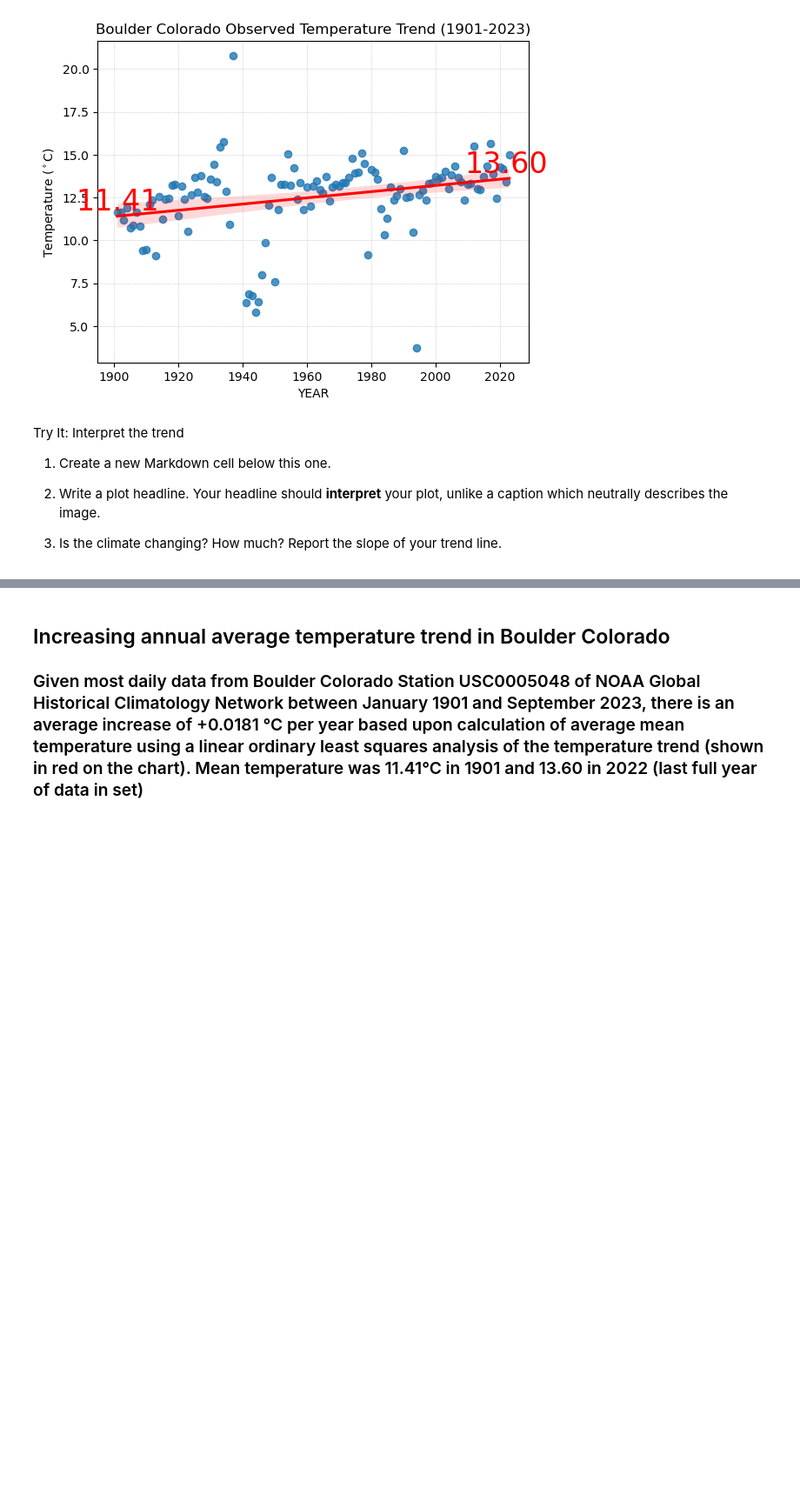
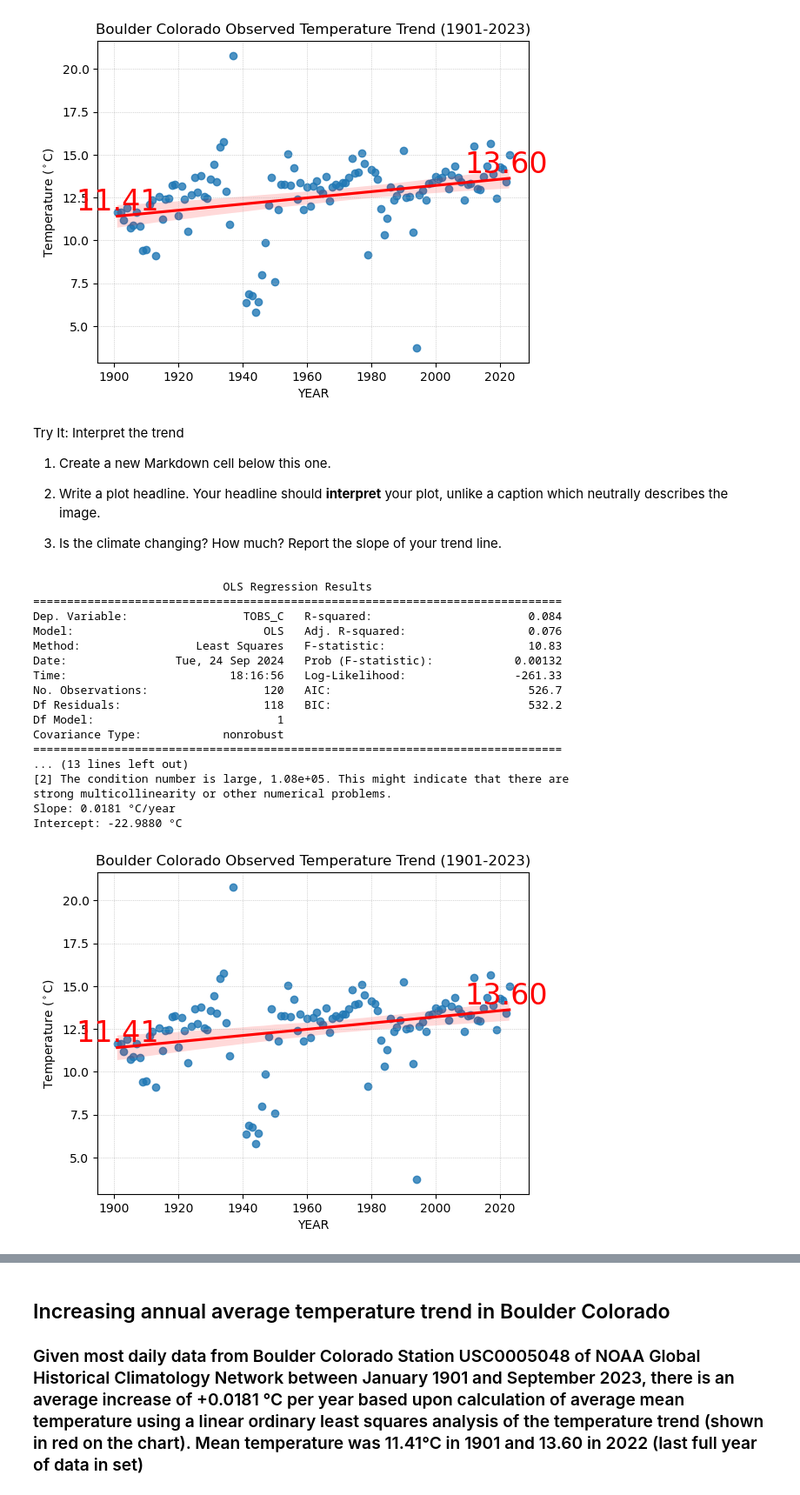
Before and after one commit to earthlab-education/climate-coding-challenge-gpb3037, a Jupyter notebook: Climate Coding Challenge, Part 5!.ipynb, the cells around one changed output, grey strips where cells are left out. Shown: that part at 87% size. Saved outputs shown, nothing was run; the diff lists cells and outputs as text; code cells hidden in the pictures; blank space fills up the shorter version.

Commit message:
add alternative form from cgpt to output ols regression results

```diff
--- a/Climate Coding Challenge, Part 5!.ipynb
+++ b/Climate Coding Challenge, Part 5!.ipynb
@@ -775,3 +776,81 @@ describes the image.</p></li>
 <li><p>Is the climate changing? How much? Report the slope of your trend
 line.</p></li>
 </ol></div></div>
+# %%
+import seaborn as sns
+import matplotlib.pyplot as plt
+import numpy as np
+import statsmodels.api as sm
+import pandas as pd
+
+# Assuming bco_ann_climate_df is defined and loaded correctly with 'Year' and 'TOBS_C' columns
+# Filter the data between 1901 and 2023
+bco_ann_climate_df_filtered = bco_ann_climate_df[
+    (bco_ann_climate_df['Year'] >= 1901) & (bco_ann_climate_df['Year'] <= 2023)
+]
+
+# Remove rows with missing or infinite values to avoid NaN slope
+bco_ann_climate_df_filtered = bco_ann_climate_df_filtered.replace([np.inf, -np.inf], np.nan).dropna()
+
+# Plot annual average temperature data with a red trend line for the filtered data
+ax = sns.regplot(
+    x=bco_ann_climate_df_filtered['Year'],
+    y=bco_ann_climate_df_filtered['TOBS_C'],
+    line_kws={'color': 'red'},  # Change the trend line to red
+)
+
+# Set plot labels
+ax.set(
+    title='Boulder Colorado Observed Temperature Trend (1901-2023)',
+    xlabel='YEAR',
+    ylabel='Temperature ($^\circ$C)'  # Updated unit to Celsius
+)
+
+# Prepare data for statsmodels OLS Regression
+X = bco_ann_climate_df_filtered[['Year']]  # Predictor variable (Year)
+y = bco_ann_climate_df_filtered['TOBS_C']  # Response variable (Temperature)
+
+# Add a constant (intercept term) to the predictor
+X = sm.add_constant(X)
+
+# Fit the OLS model
+model = sm.OLS(y, X).fit()
+
+# Print the OLS model summary
+print(model.summary())
+
+# Extract the slope and intercept
+slope = model.params['Year']
+intercept = model.params['const']
+print(f"Slope: {slope:.4f} °C/year")
+print(f"Intercept: {intercept:.4f} °C")
+
+# Annotate the predicted values on the plot for 1901 and 2022 (last full year of data)
+years = np.array([1901, 2022])
+predicted_temps = intercept + slope * years
+
+for year, temp in zip(years, predicted_temps):
+    ax.text(year, temp, f'{temp:.2f}', color='red', fontsize=24, ha='center', va='bottom')
+
+# Display the plot without extra text
+plt.grid(which='both', linestyle=':', linewidth=0.5)
+plt.show()
+# %% [output]
+                            OLS Regression Results
+==============================================================================
+Dep. Variable:                 TOBS_C   R-squared:                       0.084
+Model:                            OLS   Adj. R-squared:                  0.076
+Method:                 Least Squares   F-statistic:                     10.83
+Date:                Tue, 24 Sep 2024   Prob (F-statistic):            0.00132
+Time:                        18:16:56   Log-Likelihood:                -261.33
+No. Observations:                 120   AIC:                             526.7
+Df Residuals:                     118   BIC:                             532.2
+Df Model:                           1
+Covariance Type:            nonrobust
+==============================================================================
+... (13 lines left out)
+[2] The condition number is large, 1.08e+05. This might indicate that there are
+strong multicollinearity or other numerical problems.
+Slope: 0.0181 °C/year
+Intercept: -22.9880 °C
+[figure, added]
```
Also changed, not shown: parts of 2 cells of this notebook, 1 other file.
